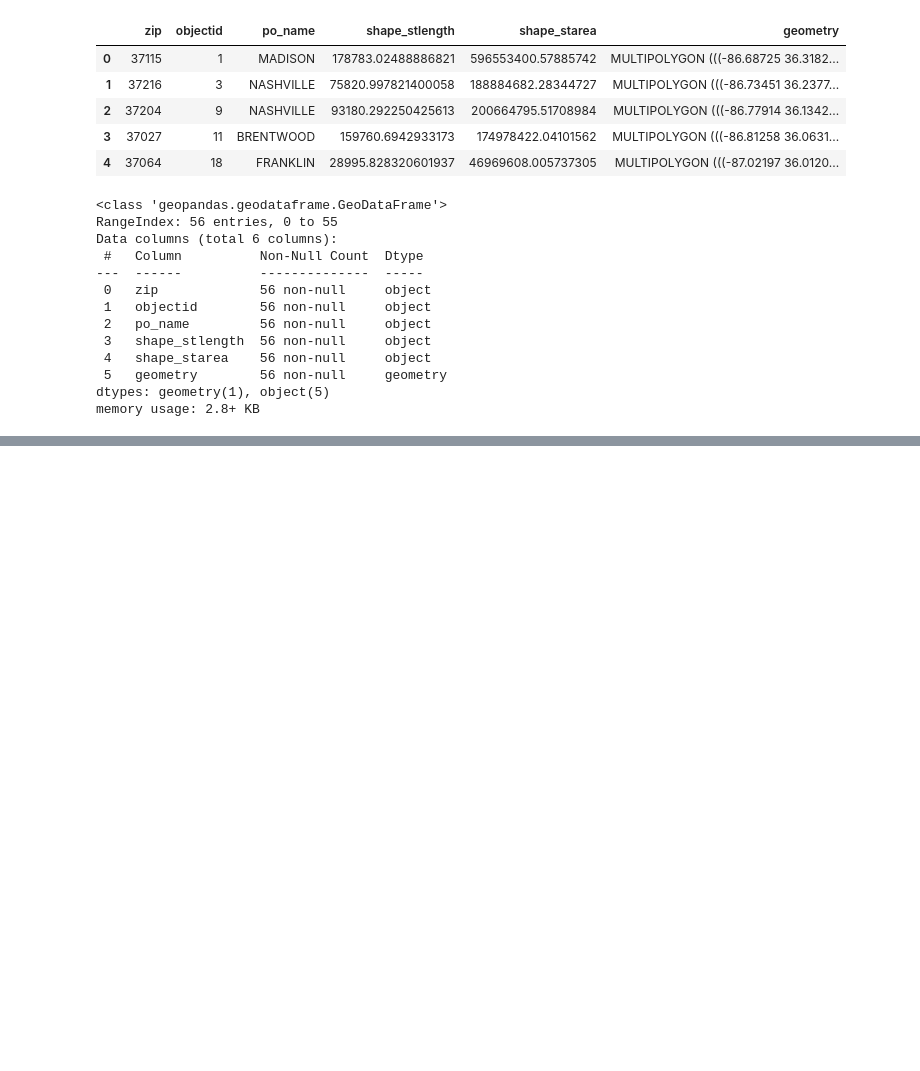
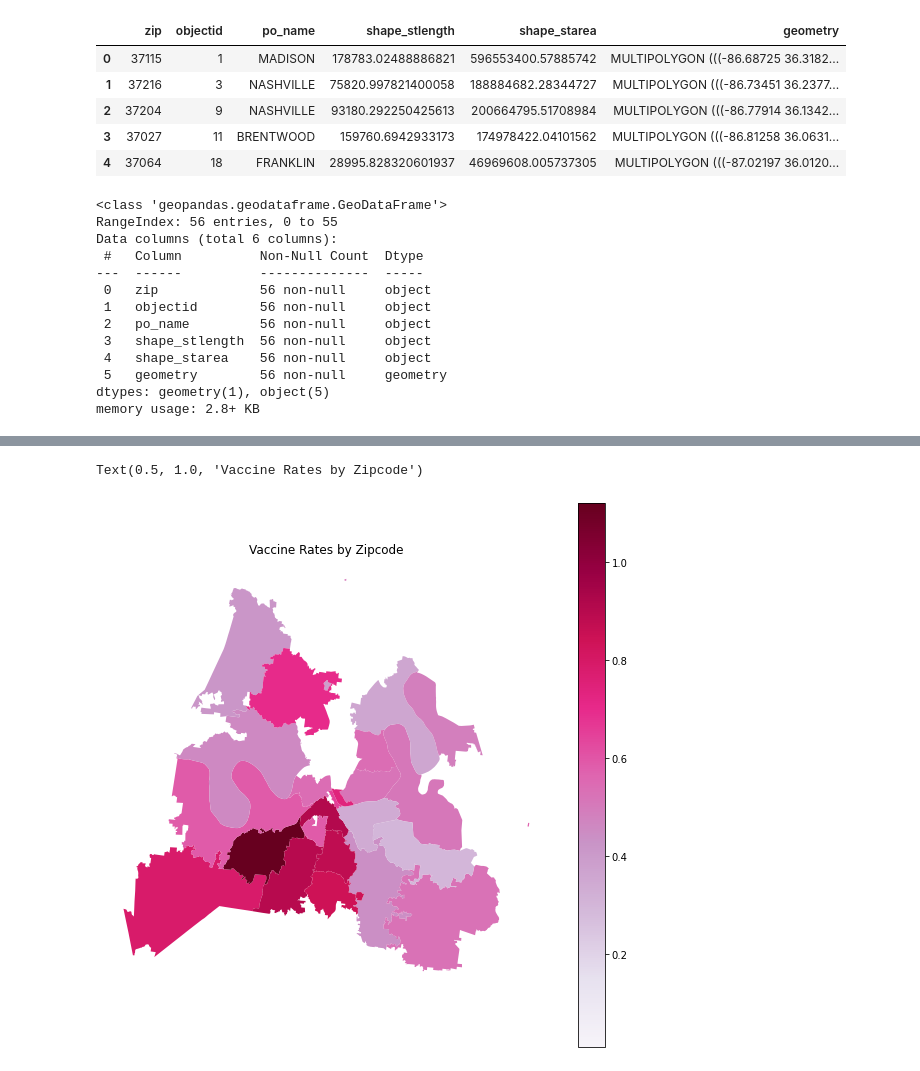
Before and after one commit to rghertel/nash-covid-cases-vaccines-pekka_pickled_peppers, a Jupyter notebook: Metro Area Covid Infections, Vaccinations, Other Factor Correlations.ipynb, the cells around one changed output, grey strips where cells are left out. Drawn from its saved outputs; the diff is of its cells as text; code cells hidden in the pictures; blank space fills up the shorter version.

Commit message:
still on the zip plot...

```diff
--- a/Metro Area Covid Infections, Vaccinations, Other Factor Correlations.ipynb
+++ b/Metro Area Covid Infections, Vaccinations, Other Factor Correlations.ipynb
@@ -78,0 +144,4 @@ KeyError: 'zip'
+# %%
+pop_by_zip['pop'] = (pop_by_zip['pop'].str.split()).apply(lambda x: float(x[0].replace(',', '')))
+pop_by_zip['pop'] = pop_by_zip['pop'].astype('float')
+pop_by_zip.info()
@@ -78,0 +170,9 @@ KeyError: 'zip'
+# %%
+#Combine zipcodes geodataframe with vaccincation dataframe to make choropleth plot
+#Using left merge to also see zips without vaccines or without reports of them
+#drop duplicate zips
+
+geo_vaccine = zipcodes.merge(covid_vacc_per_zip, on = 'zip', how='left')
+geo_vaccine = geo_vaccine.sort_values('count_given',ascending=False).reset_index()
+geo_vaccine = geo_vaccine.drop_duplicates('zip')
+geo_vaccine
@@ -78,0 +214,5 @@ KeyError: 'zip'
+# %%
+geo_vaccine_pop = geo_vaccine.merge(pop_by_zip, on = 'zip', how='inner')
+geo_vaccine_pop = geo_vaccine_pop.drop(columns=['index','objectid','number','lat,long', 'city']).reset_index()
+geo_vaccine_pop['percent_vaxxed'] = round((geo_vaccine_pop['count_given']/geo_vaccine_pop['pop']),2)
+geo_vaccine_pop
@@ -78,0 +242,4 @@ KeyError: 'zip'
+# %%
+#remove weird outlier (300%, row 24)
+geo_vaccine_pop = geo_vaccine_pop.drop([24,25])
+geo_vaccine_pop
@@ -78,0 +264,8 @@ KeyError: 'zip'
+# %%
+fig, ax = plt.subplots(figsize=(10,10))
+geo_vaccine_pop.plot(ax=ax, column = 'percent_vaxxed', cmap = 'PuRd', legend = True)
+ax.axis('off')
+plt.title('Vaccine Rates by Zipcode')
+# %% [output]
+Text(0.5, 1.0, 'Vaccine Rates by Zipcode')
+[figure, added]
```
Also changed, not shown: parts of 17 cells of this notebook, 7 other files.
